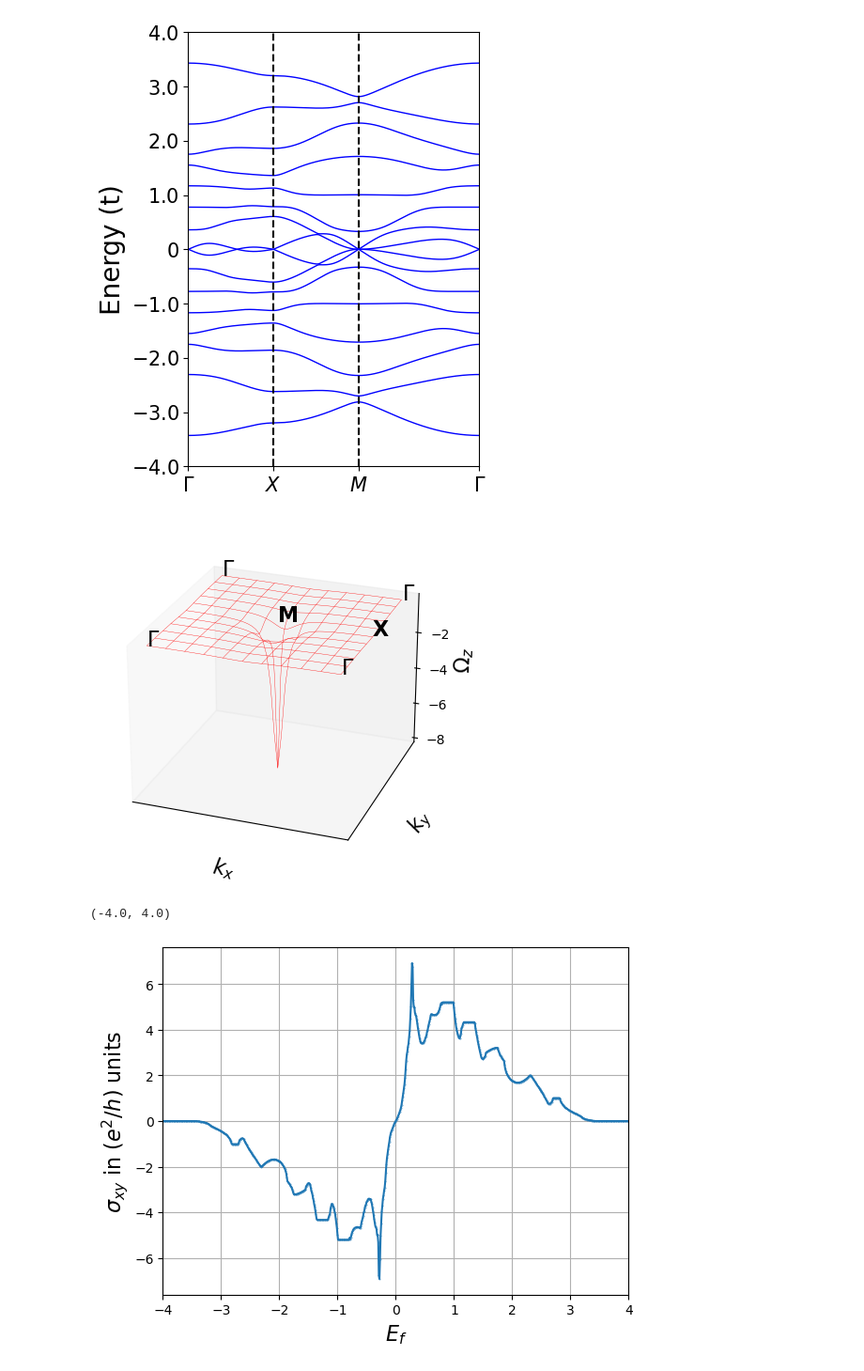
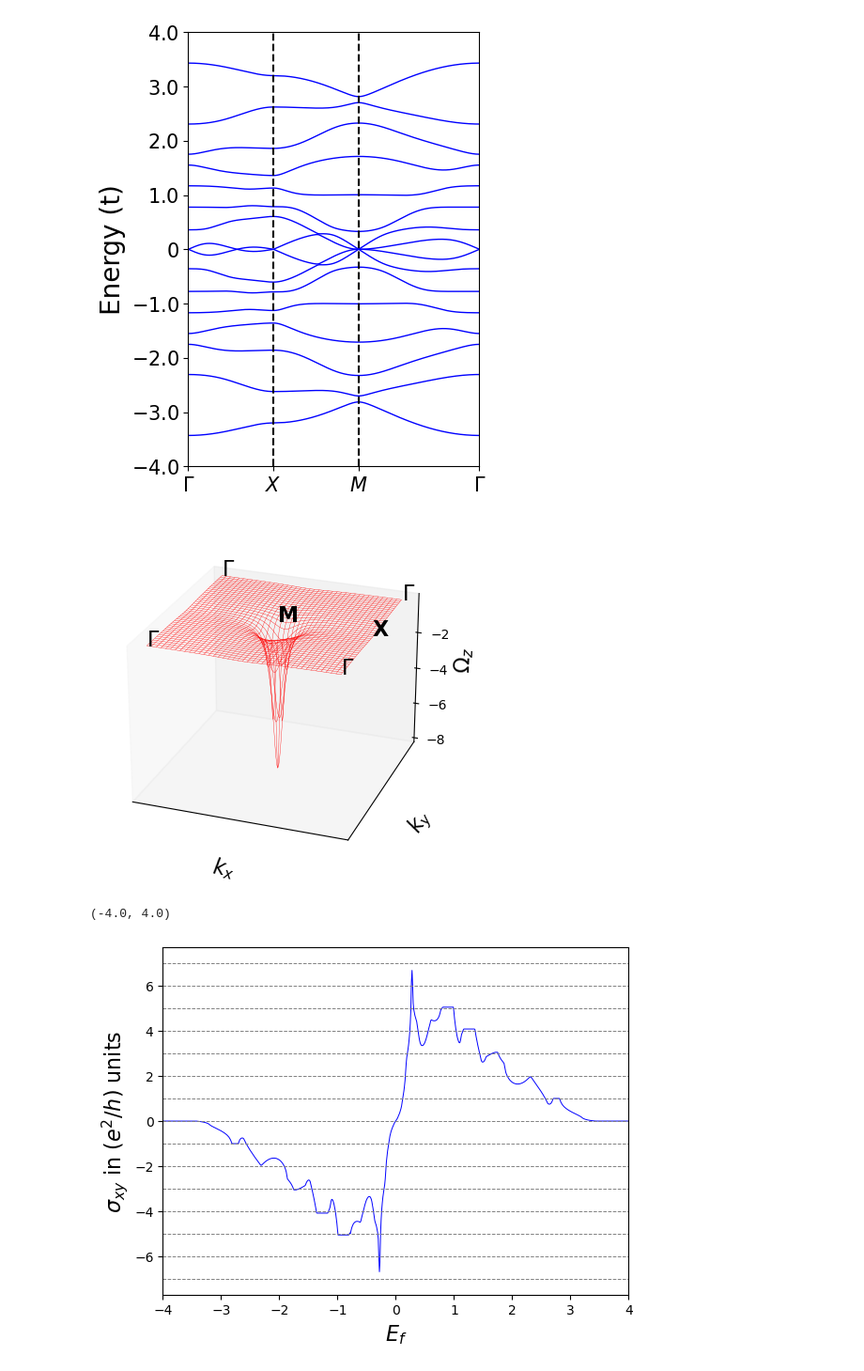
Before and after one commit to SATHEESH-D-M/THE-in-SkX, a Jupyter notebook: Square-skyrmion.ipynb, the cells around one changed output. Shown at 94% size. Drawn from its saved outputs; the diff is of its cells as text; code cells hidden in the pictures.

```diff
--- a/Square-skyrmion.ipynb
+++ b/Square-skyrmion.ipynb
@@ -240,7 +240,7 @@ plt.yticks([-4.0, -3,  -2,  -1,  0,  1.0, 2.0,  3.0, 4.0], [r'$-4.0$', r'$-3.0$'
 [figure]
 # %%
 # Berry curvature calculation
-grid_size = 50
+grid_size = 200
 kx_array = [(2 * 3.14159 * inc)/(2 * lamda * grid_size) for inc in range(0, grid_size + 1)]
 ky_array = [(2 * 3.14159 * inc)/(2 * lamda * grid_size) for inc in range(0, grid_size + 1)]
 # print(kx_array)
@@ -313,7 +313,7 @@ ax.view_init(elev=  25, azim=110)
 # Show the plot
 plt.show()
 # %% [output]
-[figure, old version]
+[figure, new version]
 # %%
 # Band data
 bands = []
@@ -349,11 +349,13 @@ for fermi_energy in tqdm(Ef):
         sigma.append(0)  # Append a default value if no tuples were selected
 # %%
 f = plt.figure();
-plt.plot( Ef, sigma,  marker='o', linestyle='-', markersize= 0.25 )
-plt.grid()
-plt.xlabel("$E_f$", fontsize=16); plt.axis('tight');
-plt.ylabel("$\sigma_{xy}$ in ($e^2/h$) units", fontsize=16); plt.axis('tight');
+plt.plot( Ef, sigma, c = 'blue', linestyle='-', linewidth = 0.7)
+# Add grid lines at specific y-values
+for y_value in range(-7, 8):
+    plt.axhline(y=y_value, color='gray', linestyle='--', linewidth=0.7)
+plt.xlabel("$E_f$", fontsize=16); plt.axis('tight')
+plt.ylabel("$\sigma_{xy}$ in ($e^2/h$) units", fontsize=16); plt.axis('tight')
 plt.xlim(-4,4)
 # %% [output]
 (-4.0, 4.0)
-[figure, old version]
+[figure, new version]
```
Also changed, not shown: parts of 2 cells of this notebook.
